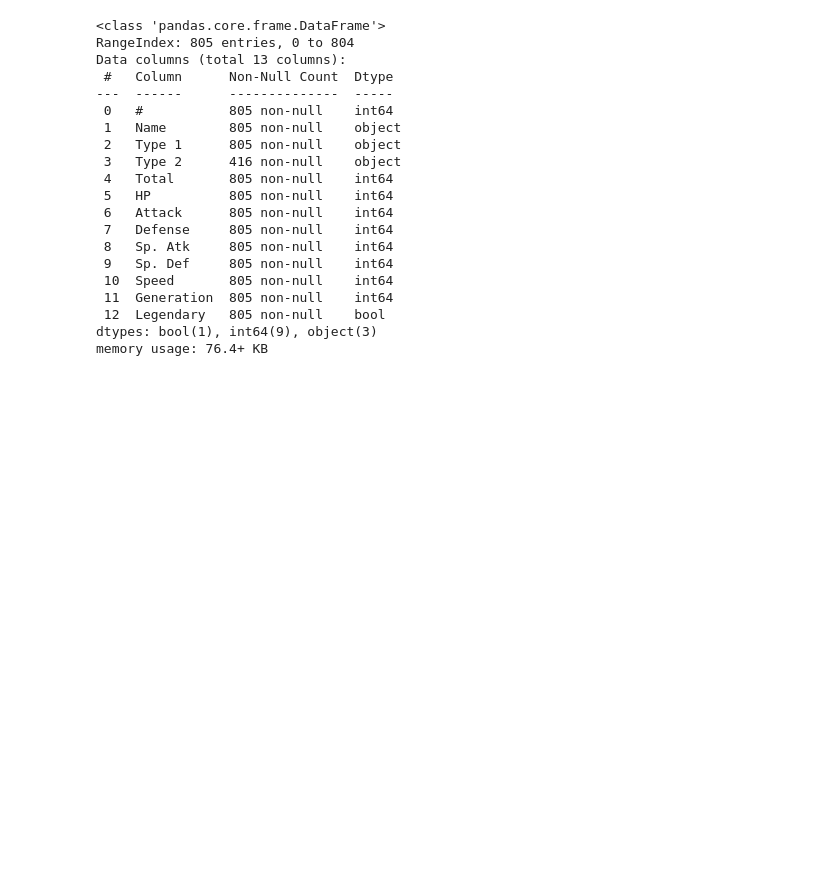
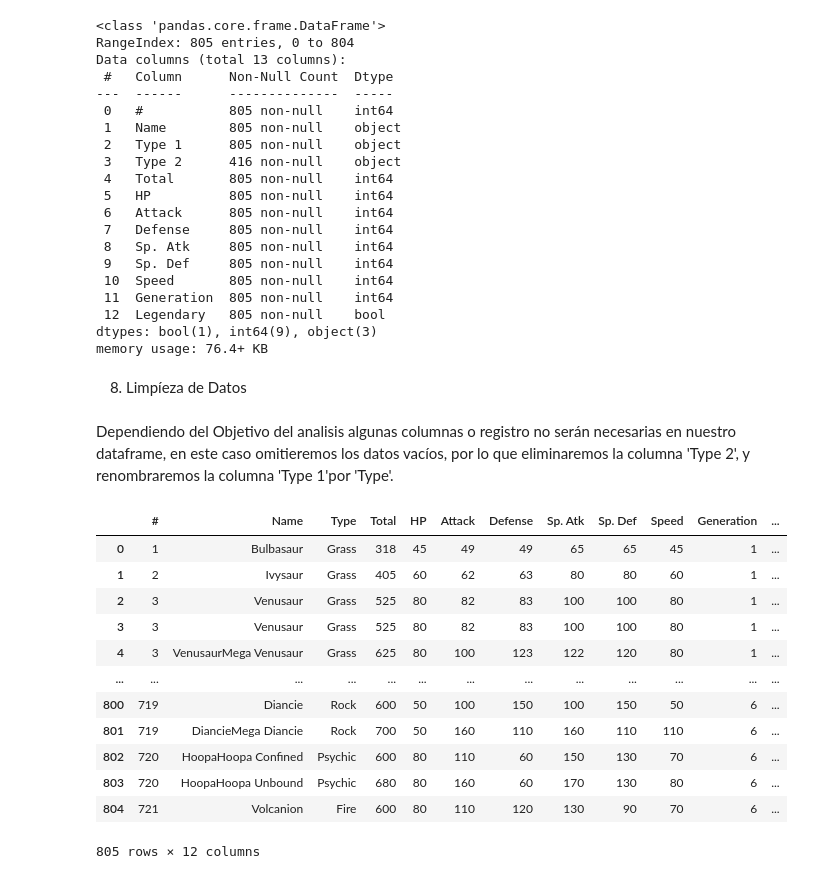
Before and after one commit to karenNegrete06/ECBD_9B_IDGS_Practicas_230570, a Jupyter notebook: practica_5/practica05-Actualizado.ipynb, the cells around one changed output. Cells and saved outputs as stored; diff of their text form; code cells hidden in the pictures; blank space fills up the shorter version.

```diff
--- a/practica_5/practica05_Actualizado.ipynb
+++ b/practica_5/practica05-Actualizado.ipynb
@@ -162,3 +160,25 @@ Data columns (total 13 columns):
  12  Legendary   805 non-null    bool
 dtypes: bool(1), int64(9), object(3)
 memory usage: 76.4+ KB
+# %% [markdown]
+8. Limpíeza de Datos
+# %% [markdown]
+Dependiendo del Objetivo del analisis algunas columnas o registro no serán necesarias en nuestro dataframe, en este caso omitieremos los datos vacíos, por lo que eliminaremos la columna 'Type 2', y renombraremos la columna 'Type 1'por 'Type'.
+# %%
+pokemons=pokemons.drop(columns=['Type 2'], errors='ignore').rename(columns={'Type 1': 'Type'})
+# %%
+pokemons
+# %% [output]
+|  | # | Name | Type | Total | HP | Attack | Defense | Sp. Atk | Sp. Def | Speed | Generation | ... |
+| 0 | 1 | Bulbasaur | Grass | 318 | 45 | 49 | 49 | 65 | 65 | 45 | 1 | ... |
+| 1 | 2 | Ivysaur | Grass | 405 | 60 | 62 | 63 | 80 | 80 | 60 | 1 | ... |
+| 2 | 3 | Venusaur | Grass | 525 | 80 | 82 | 83 | 100 | 100 | 80 | 1 | ... |
+| 3 | 3 | Venusaur | Grass | 525 | 80 | 82 | 83 | 100 | 100 | 80 | 1 | ... |
+| 4 | 3 | VenusaurMega Venusaur | Grass | 625 | 80 | 100 | 123 | 122 | 120 | 80 | 1 | ... |
+| ... | ... | ... | ... | ... | ... | ... | ... | ... | ... | ... | ... | ... |
+| 800 | 719 | Diancie | Rock | 600 | 50 | 100 | 150 | 100 | 150 | 50 | 6 | ... |
+| 801 | 719 | DiancieMega Diancie | Rock | 700 | 50 | 160 | 110 | 160 | 110 | 110 | 6 | ... |
+| 802 | 720 | HoopaHoopa Confined | Psychic | 600 | 80 | 110 | 60 | 150 | 130 | 70 | 6 | ... |
+| 803 | 720 | HoopaHoopa Unbound | Psychic | 680 | 80 | 160 | 60 | 170 | 130 | 80 | 6 | ... |
+| 804 | 721 | Volcanion | Fire | 600 | 80 | 110 | 120 | 130 | 90 | 70 | 6 | ... |
+805 rows × 12 columns
```
Also changed, not shown: parts of 2 cells of this notebook, 1 other file.
